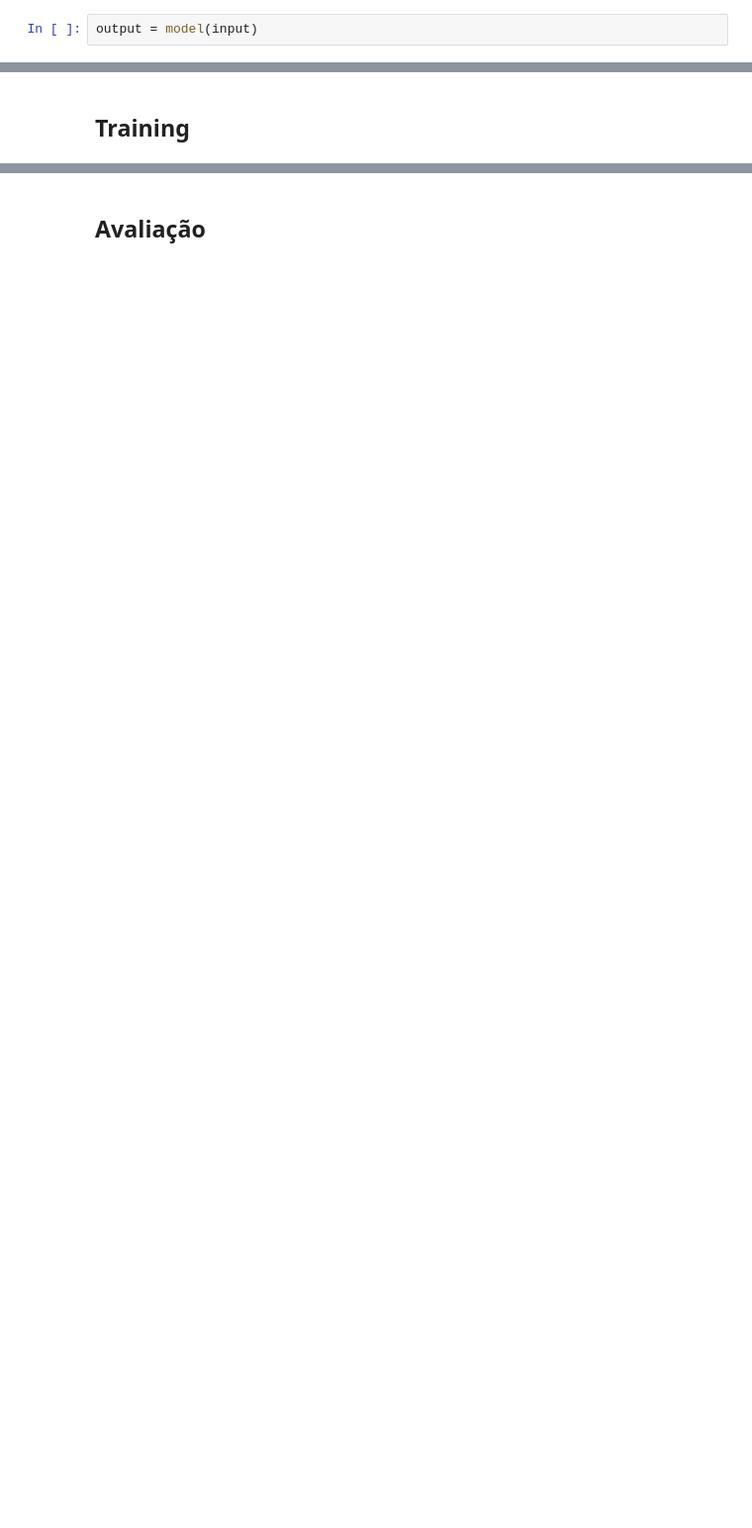
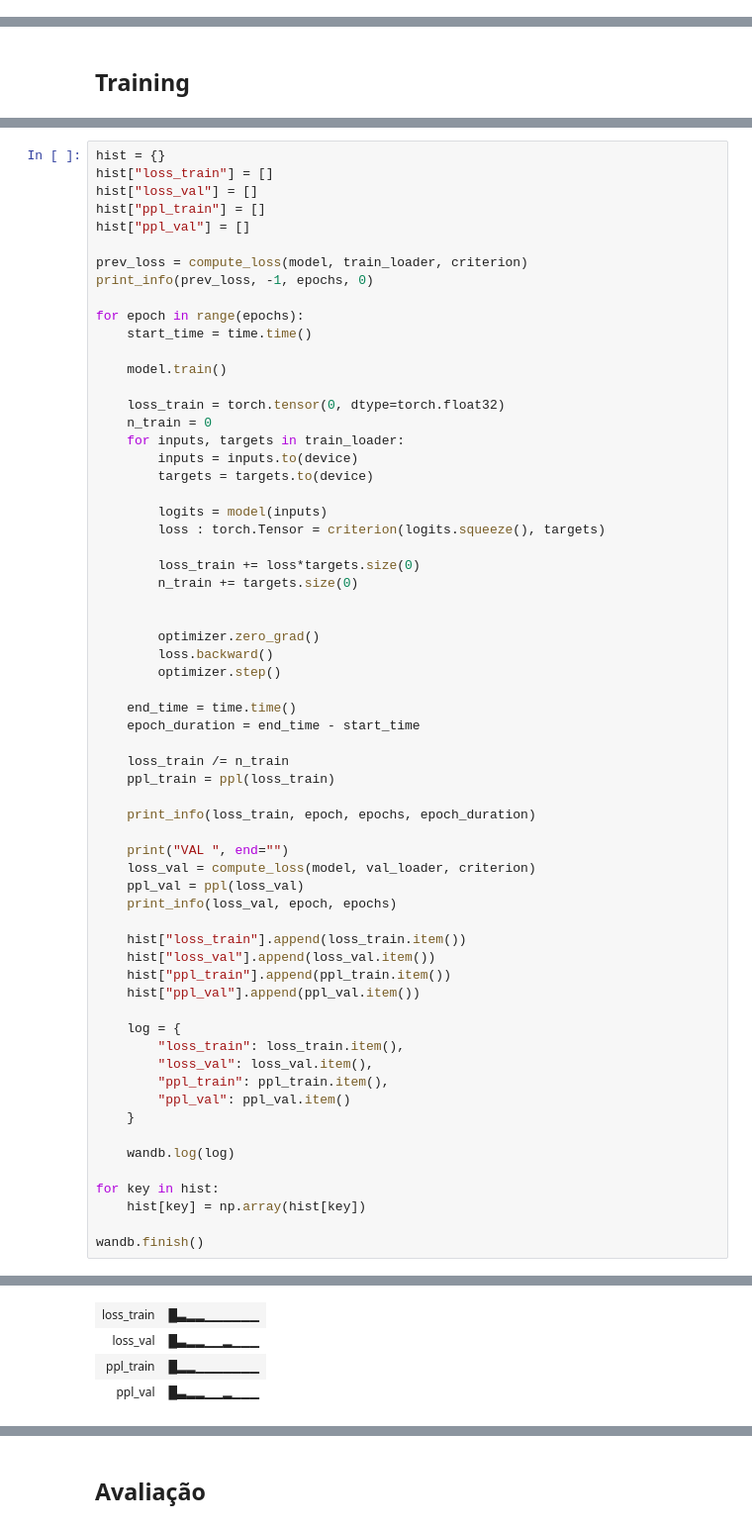
Before and after one commit to EltonCN/IA024, a Jupyter notebook: 03-AutoAtenção/Aula_2_3_Exercício_Modelo_de_Linguagem_com_auto_atenção.ipynb, the cells around one changed output, grey strips where cells are left out. Shown at 99% size. Saved outputs shown, nothing was run; the diff lists cells and outputs as text; blank space fills up the shorter version.

```diff
--- a/03-AutoAtenção/Aula_2_3_Exercício_Modelo_de_Linguagem_com_auto_atenção.ipynb
+++ b/03-AutoAtenção/Aula_2_3_Exercício_Modelo_de_Linguagem_com_auto_atenção.ipynb
@@ -467,2 +388,0 @@ target = sample[1]
-# %%
-output = model(input)
@@ -496,0 +686,64 @@ model.to(device)
+# %%
+hist = {}
+hist["loss_train"] = []
+hist["loss_val"] = []
+hist["ppl_train"] = []
+hist["ppl_val"] = []
+
+prev_loss = compute_loss(model, train_loader, criterion)
+print_info(prev_loss, -1, epochs, 0)
+
+for epoch in range(epochs):
+    start_time = time.time()
+
+    model.train()
+
+    loss_train = torch.tensor(0, dtype=torch.float32)
+    n_train = 0
+    for inputs, targets in train_loader:
+        inputs = inputs.to(device)
+        targets = targets.to(device)
+
+        logits = model(inputs)
+        loss : torch.Tensor = criterion(logits.squeeze(), targets)
+
+        loss_train += loss*targets.size(0)
+        n_train += targets.size(0)
+
+
+        optimizer.zero_grad()
+        loss.backward()
+        optimizer.step()
+
+    end_time = time.time()
+    epoch_duration = end_time - start_time
+
+    loss_train /= n_train
+    ppl_train = ppl(loss_train)
+
+    print_info(loss_train, epoch, epochs, epoch_duration)
+
+    print("VAL ", end="")
+    loss_val = compute_loss(model, val_loader, criterion)
+    ppl_val = ppl(loss_val)
+    print_info(loss_val, epoch, epochs)
+
+    hist["loss_train"].append(loss_train.item())
+    hist["loss_val"].append(loss_val.item())
+    hist["ppl_train"].append(ppl_train.item())
+    hist["ppl_val"].append(ppl_val.item())
+
+    log = {
+        "loss_train": loss_train.item(),
+        "loss_val": loss_val.item(),
+        "ppl_train": ppl_train.item(),
+        "ppl_val": ppl_val.item()
+    }
+
+    wandb.log(log)
+
+for key in hist:
+    hist[key] = np.array(hist[key])
+
+wandb.finish()
+# %% [output]
@@ -496,0 +768,4 @@ model.to(device)
+| loss_train | █▃▂▂▁▁▁▁▁▁ |
+| loss_val | █▃▂▂▁▁▂▁▁▁ |
+| ppl_train | █▂▂▁▁▁▁▁▁▁ |
+| ppl_val | █▃▂▂▁▁▂▁▁▁ |
```
Also changed, not shown: parts of 98 cells of this notebook, 1 other file.
